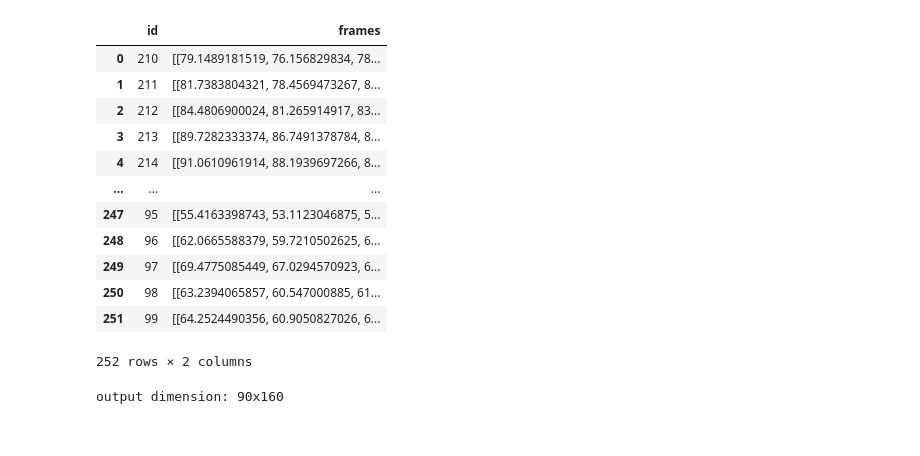
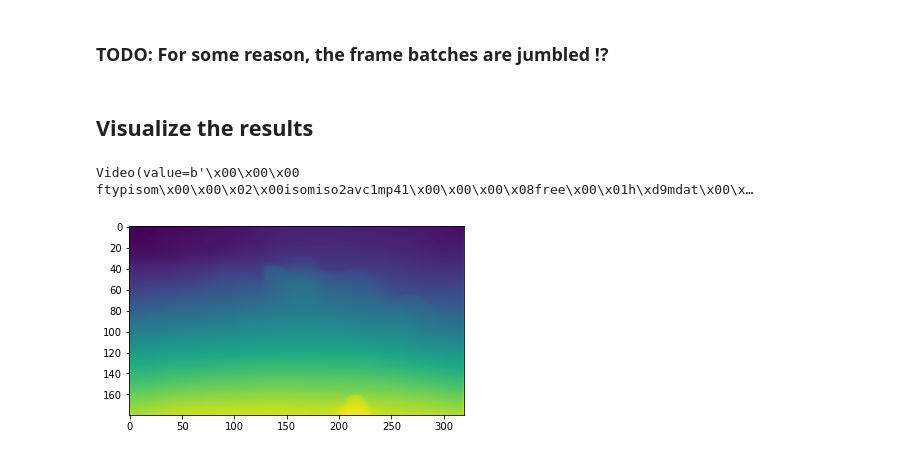
Before and after one commit to georgia-tech-db/evadb, a Jupyter notebook: tutorials/depth_estimation.ipynb, the cells around one changed output. Drawn from its saved outputs; the diff is of its cells as text; code cells hidden in the pictures.

```diff
--- a/tutorials/depth_estimation.ipynb
+++ b/tutorials/depth_estimation.ipynb
@@ -76,23 +83,20 @@ response = cursor.fetch_all()
+# %% [markdown]
+### TODO: For some reason, the frame batches are jumbled !?
 # %%
-response.batch.frames
+sorted_response = response.batch.frames.sort_values(['id'])
-# %% [output]
-|  | id | frames |
-| 0 | 210 | [[79.1489181519, 76.156829834, 78... |
-| 1 | 211 | [[81.7383804321, 78.4569473267, 8... |
-| 2 | 212 | [[84.4806900024, 81.265914917, 83... |
-| 3 | 213 | [[89.7282333374, 86.7491378784, 8... |
-| 4 | 214 | [[91.0610961914, 88.1939697266, 8... |
-| ... | ... | ... |
-| 247 | 95 | [[55.4163398743, 53.1123046875, 5... |
-| 248 | 96 | [[62.0665588379, 59.7210502625, 6... |
-| 249 | 97 | [[69.4775085449, 67.0294570923, 6... |
-| 250 | 98 | [[63.2394065857, 60.547000885, 61... |
-| 251 | 99 | [[64.2524490356, 60.9050827026, 6... |
-252 rows × 2 columns
-# %%
-output_width = len(response.batch.frames.iloc[0][1])
-output_height = len(response.batch.frames.iloc[0][1][0])
-
-print(f'output dimension: {output_width}x{output_height}')
-# %% [output]
-output dimension: 90x160
+# %% [markdown]
+## Visualize the results
+# %%
+fig, ax = plt.subplots()
+images_list = []
+for index, row in sorted_response.iterrows():
+    im = ax.imshow(row['frames'], animated=True)
+    images_list.append([im])
+
+# create and save the animation
+output_animation = animation.ArtistAnimation(fig, images_list, interval=50, blit=True, repeat_delay=1000)
+output_animation.save('output.mp4')
+Video.from_file('output.mp4')
+# %% [output]
+Video(value=b'\x00\x00\x00 ftypisom\x00\x00\x02\x00isomiso2avc1mp41\x00\x00\x00\x08free\x00\x01h\xd9mdat\x00\x…
+[figure, added]
```
Also changed, not shown: parts of 15 cells of this notebook, 2 other files.
